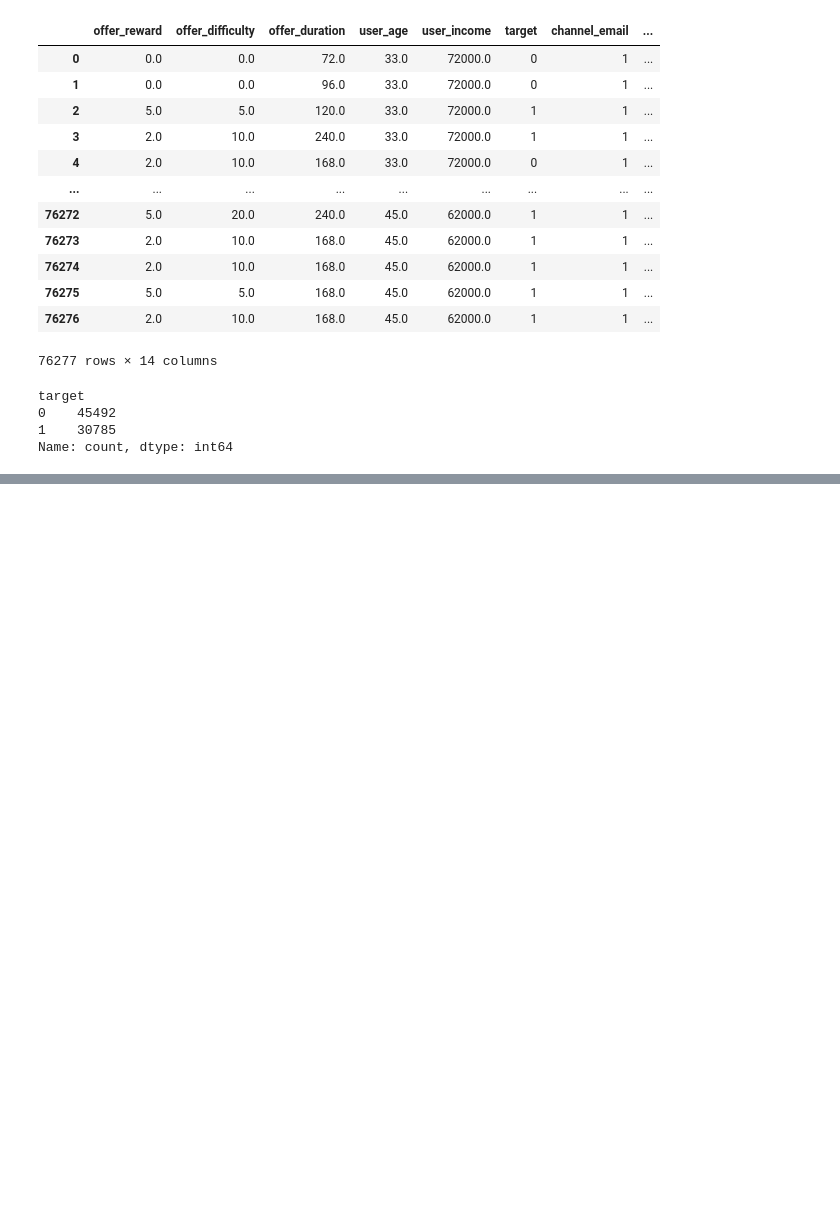
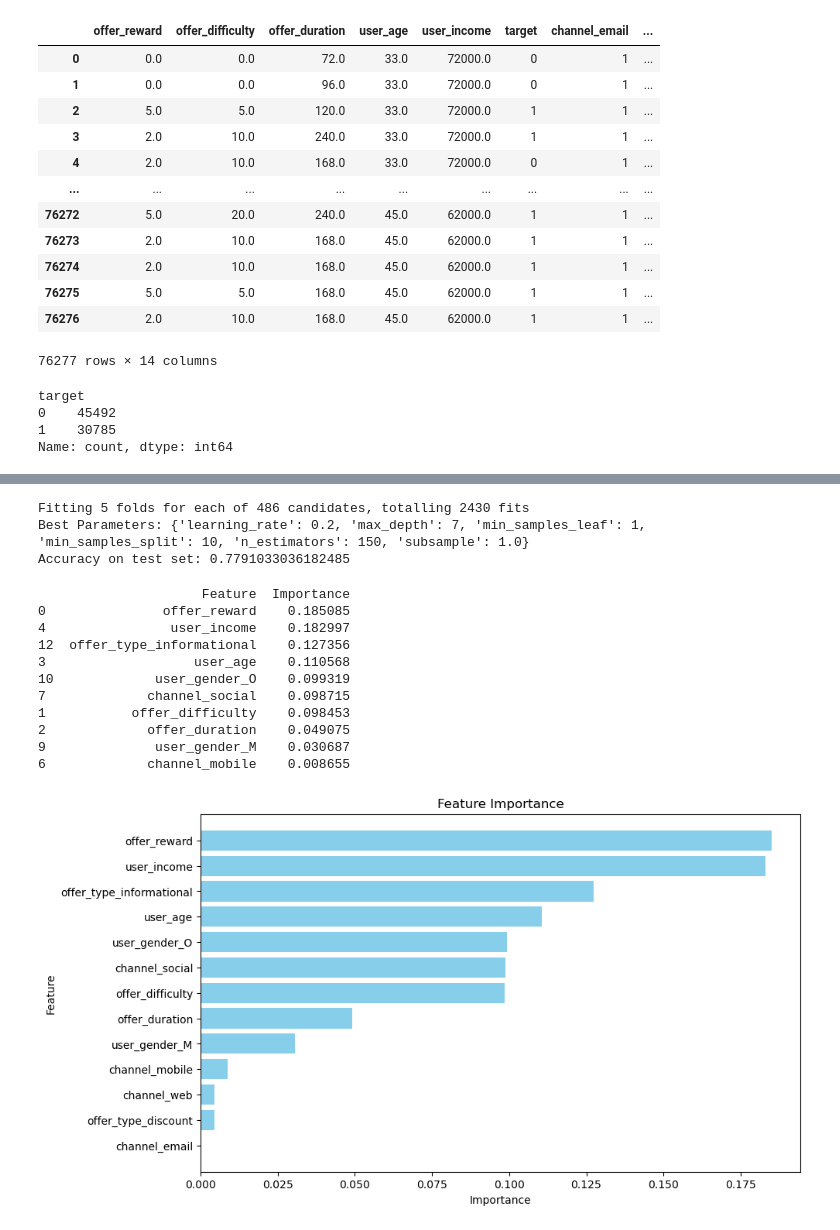
Before and after one commit to InjaeJayLee/starbucks, a Jupyter notebook: Starbucks_Capstone_notebook.ipynb, the cells around one changed output, grey strips where cells are left out. Saved outputs shown, nothing was run; the diff lists cells and outputs as text; code cells hidden in the pictures; blank space fills up the shorter version.

```diff
--- a/Starbucks_Capstone_notebook.ipynb
+++ b/Starbucks_Capstone_notebook.ipynb
@@ -207,0 +207,77 @@ Name: count, dtype: int64
+# %%
+from sklearn.ensemble import  GradientBoostingClassifier, RandomForestClassifier
+from sklearn.model_selection import train_test_split, GridSearchCV
+from sklearn.metrics import accuracy_score
+import matplotlib.pyplot as plt
+
+X, y = dataset.drop(columns=['target']), dataset['target']
+X_train, X_test, y_train, y_test = train_test_split(X, y, test_size=0.2, random_state=42)
+# %%
+# Define the parameter grid
+param_grid = {
+    'n_estimators': [50, 100, 150],       # Number of boosting stages
+    'learning_rate': [0.01, 0.1, 0.2],    # Step size shrinkage
+    'max_depth': [3, 5, 7],               # Maximum depth of the individual estimators
+    'min_samples_split': [2, 5, 10],      # Minimum number of samples required to split a node
+    'min_samples_leaf': [1, 2, 4],        # Minimum number of samples required to be a leaf node
+    'subsample': [0.8, 1.0]               # Fraction of samples used for fitting the individual base learners
+}
+
+# Initialize the GradientBoostingClassifier
+gb = GradientBoostingClassifier(random_state=42)
+
+# Set up the GridSearchCV
+grid_search = GridSearchCV(estimator=gb, param_grid=param_grid,
+                           cv=5, n_jobs=-1, scoring='accuracy', verbose=2)
+
+# Fit the grid search to the training data
+grid_search.fit(X_train, y_train)
+
+# Get the best parameters and the best model
+best_gb_params = grid_search.best_params_
+best_gb_model = grid_search.best_estimator_
+
+print("Best Parameters:", best_gb_params)
+
+# Evaluate the best model on the test set
+y_pred = best_gb_model.predict(X_test)
+print("Accuracy on test set:", accuracy_score(y_test, y_pred))
+# %% [output]
+Fitting 5 folds for each of 486 candidates, totalling 2430 fits
+Best Parameters: {'learning_rate': 0.2, 'max_depth': 7, 'min_samples_leaf': 1, 'min_samples_split': 10, 'n_estimators': 150, 'subsample': 1.0}
+Accuracy on test set: 0.7791033036182485
+# %%
+# Extract feature importance
+feature_importances = best_gb_model.feature_importances_
+
+# Assuming you have feature names
+feature_names = X.columns if isinstance(X, pd.DataFrame) else [f'Feature {i}' for i in range(X.shape[1])]
+
+# Create a DataFrame for better visualization
+importance_df = pd.DataFrame({'Feature': feature_names, 'Importance': feature_importances})
+importance_df = importance_df.sort_values(by='Importance', ascending=False)
+
+# Print top 10 important features
+print(importance_df.head(10))
+
+# Plot feature importance
+plt.figure(figsize=(10, 6))
+plt.barh(importance_df['Feature'], importance_df['Importance'], color='skyblue')
+plt.xlabel('Importance')
+plt.ylabel('Feature')
+plt.title('Feature Importance')
+plt.gca().invert_yaxis()  # To display the most important feature at the top
+plt.show()
+# %% [output]
+                     Feature  Importance
+0               offer_reward    0.185085
+4                user_income    0.182997
+12  offer_type_informational    0.127356
+3                   user_age    0.110568
+10             user_gender_O    0.099319
+7             channel_social    0.098715
+1           offer_difficulty    0.098453
+2             offer_duration    0.049075
+9              user_gender_M    0.030687
+6             channel_mobile    0.008655
+[figure, added]
```
Also changed, not shown: parts of 5 cells of this notebook, 1 other file.
